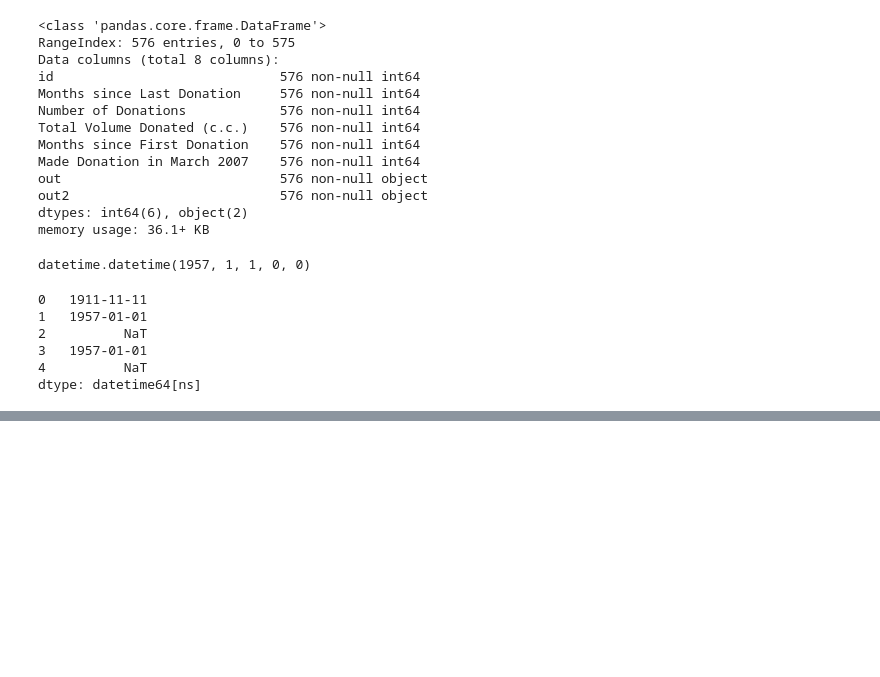
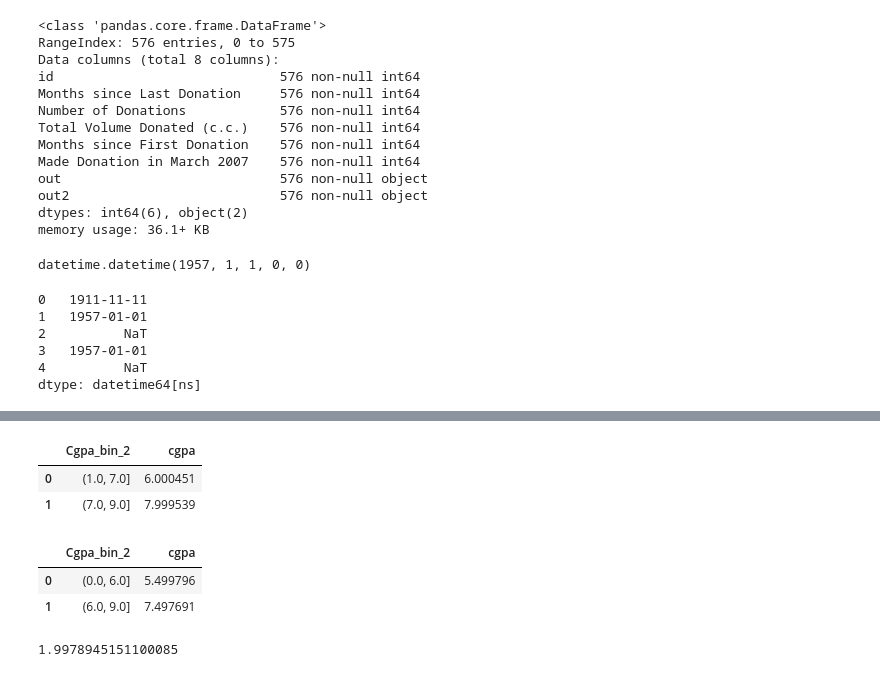
Before and after one commit to Ssamikarann/trash, a Jupyter notebook: Python_Practice 1.ipynb, the cells around one changed output, grey strips where cells are left out. Drawn from its saved outputs; the diff is of its cells as text; code cells hidden in the pictures; blank space fills up the shorter version.

```diff
--- a/Python_Practice 1.ipynb
+++ b/Python_Practice 1.ipynb
@@ -149,0 +242,3 @@ dtype: datetime64[ns]
+# %%
+bins=[1,7,9]
+df['cgpa_bin']=pd.cut(df['cgpa'],bins)
@@ -149,0 +294,23 @@ dtype: datetime64[ns]
+# %%
+df['Cgpa_bin_2'] = pd.arrays.IntervalArray(df['cgpa_bin'] )
+# %%
+table=pd.pivot_table(df,values='cgpa',index='Cgpa_bin_2',aggfunc='mean').reset_index()
+# %%
+table
+# %% [output]
+|  | Cgpa_bin_2 | cgpa |
+| 0 | (1.0, 7.0] | 6.000451 |
+| 1 | (7.0, 9.0] | 7.999539 |
+# %%
+bins=[0,6,9]
+df['cgpa_bin']=pd.cut(df['cgpa'],bins)
+df['cgpa_bin'].value_counts()
+df['Cgpa_bin_2'] = pd.arrays.IntervalArray(df['cgpa_bin'] )
+table=pd.pivot_table(df,values='cgpa',index='Cgpa_bin_2',aggfunc='mean').reset_index()
+table
+#diff=table.loc[1,'cgpa']-table.loc[0,'cgpa']
+#diff
+# %% [output]
+|  | Cgpa_bin_2 | cgpa |
+| 0 | (0.0, 6.0] | 5.499796 |
+| 1 | (6.0, 9.0] | 7.497691 |
@@ -149,0 +325,4 @@ dtype: datetime64[ns]
+# %%
+objective([0,6,9])
+# %% [output]
+1.9978945151100085
```
Also changed, not shown: parts of 27 cells of this notebook.
